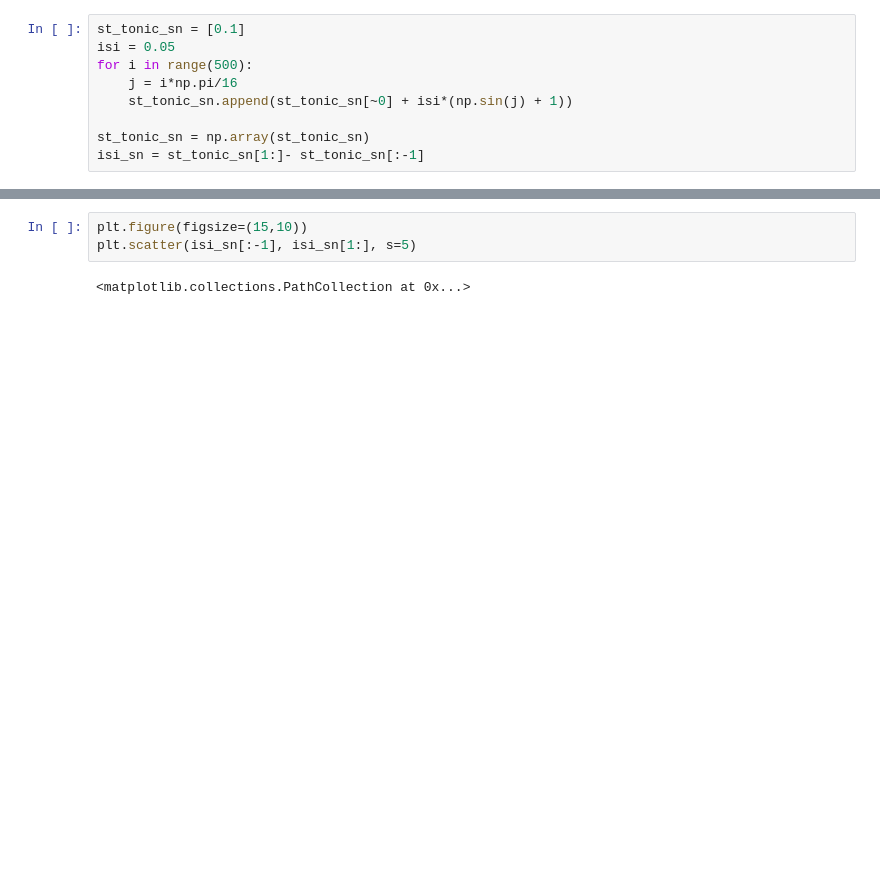
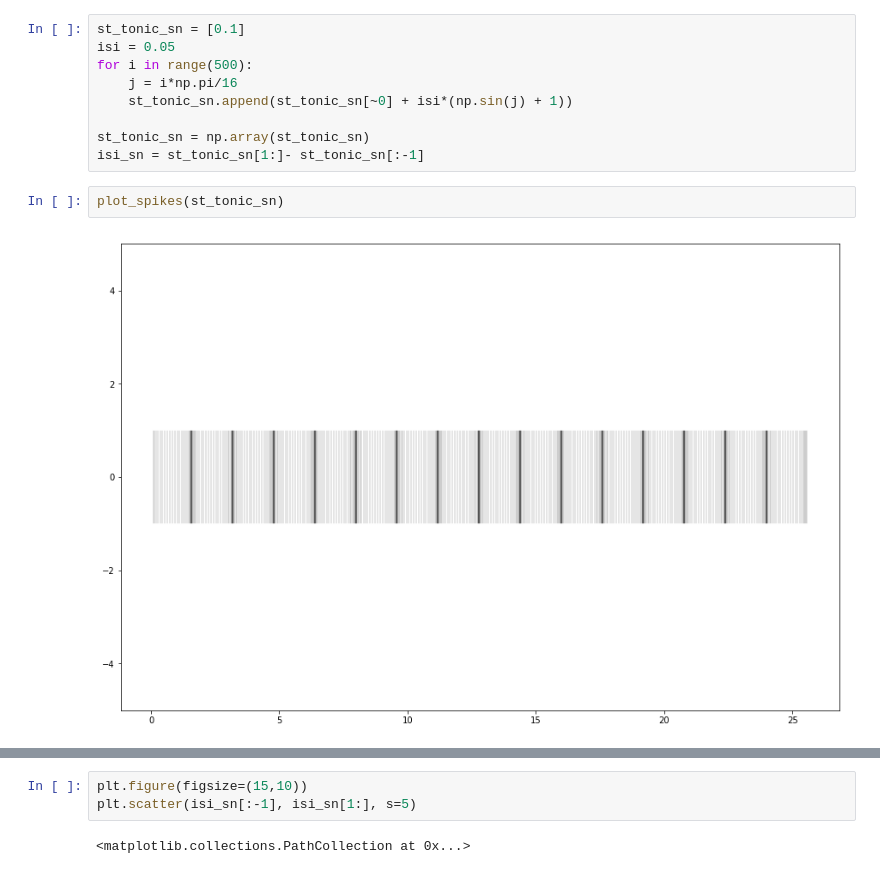
Before and after one commit to Vlad0922/neurophysiology, a Jupyter notebook: burst_clusters_heirarchy.ipynb, the cells around one changed output, grey strips where cells are left out. Cells and saved outputs as stored; diff of their text form; blank space fills up the shorter version.

```diff
--- a/burst_clusters_heirarchy.ipynb
+++ b/burst_clusters_heirarchy.ipynb
@@ -344,3 +533,7 @@ for i in range(500):
 
 st_tonic_sn = np.array(st_tonic_sn)
 isi_sn = st_tonic_sn[1:]- st_tonic_sn[:-1]
+# %%
+plot_spikes(st_tonic_sn)
+# %% [output]
+[figure, added]
```
Also changed, not shown: parts of 38 cells of this notebook.
